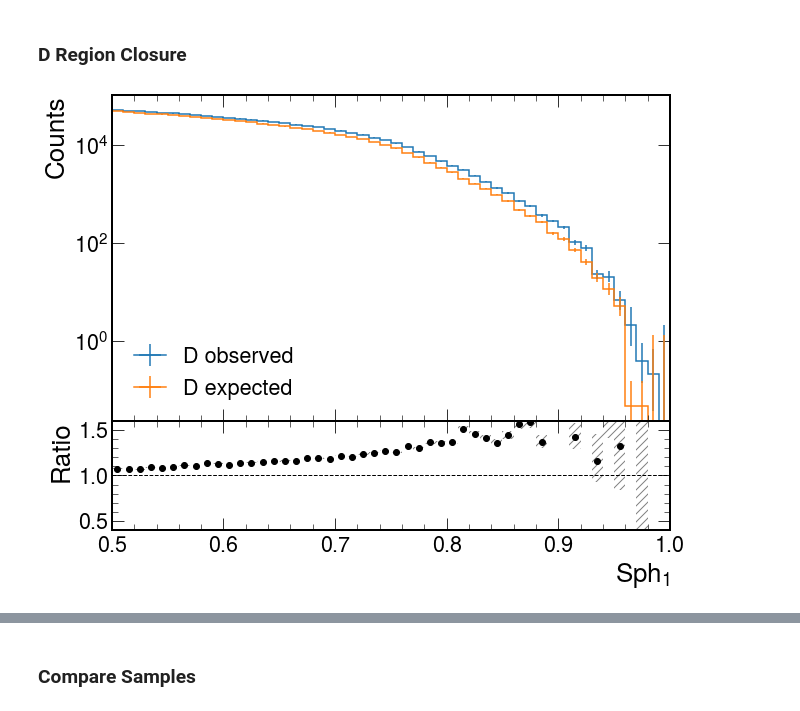
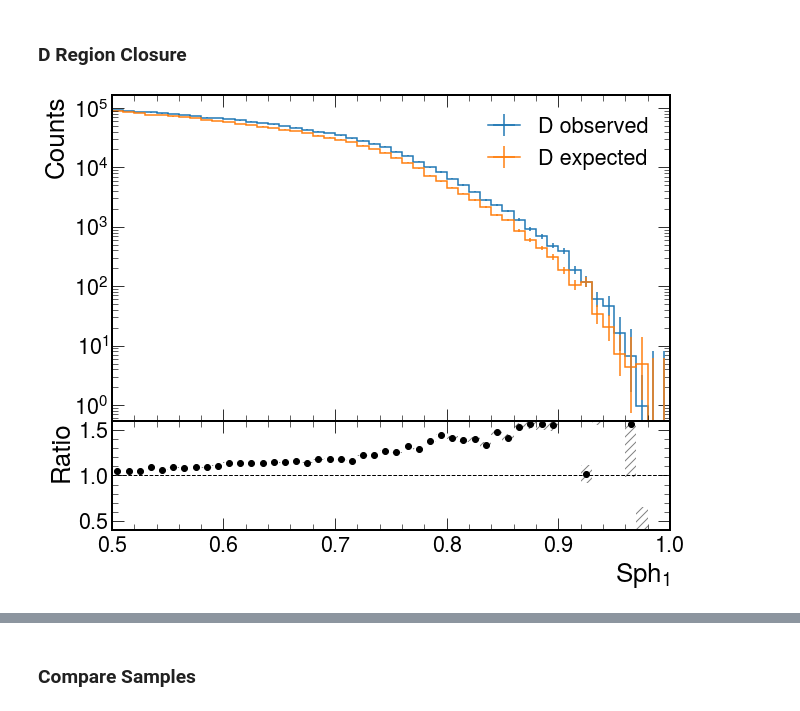
Before and after one commit to SUEPPhysics/SUEPCoffea_dask, a Jupyter notebook: plotting/plot.ipynb, the cells around one changed output, grey strips where cells are left out. Cells and saved outputs as stored; diff of their text form; code cells hidden in the pictures.

```diff
--- a/plotting/plot.ipynb
+++ b/plotting/plot.ipynb
@@ -25,8 +25,8 @@ matplotlib.rcParams['figure.facecolor'] = 'white'
 `infile_names`: _array of str_: full paths of .pkl files.<br>
 # %%
 # parameters
-input_label = 'S1_ntracks_ABCD'
-output_label = '/home/submit/lavezzo/public_html/SUEP/S1_ntracks_ABCD_2016/'
+input_label = 'raw'
+output_label = '/home/submit/lavezzo/public_html/SUEP/raw/'
 file_ext = '.png'
 
 # input .pkl files
@@ -45,7 +45,7 @@ infile_names_SUEP = [f for f in infile_all if ('SUEP-m' in f)]
 
 
 # assign your choice to infile_names
-infile_names = infile_names_2016 + infile_names_2016_apv + infile_names_SUEP
+infile_names = infile_names_2018 + infile_names_SUEP
 includers = [input_label+'.pkl']
 excluders = ['.root']
 infile_names = [f for f in infile_names if all([i in f for i in includers])]
@@ -502,25 +542,26 @@ Notation: `hist[v1:v2::sum]` sums along an axis from v1 to v2 (leave either blan
 # %%
 plot_label = '2D_SUEP_S1_ntracks_IRM'
 abcd = plots['QCD_HT'][plot_label]
-A = abcd[0.25j:0.5j,0:100j:sum]
-B = abcd[0.25j:0.5j,100j::sum]
-C = abcd[0.5j:1.0j, 0j:100j:sum]
-D = abcd[0.5j:1.0j,100j::sum]
+A = abcd[0.40j:0.5j,50j:100j:sum]
+B = abcd[0.40j:0.5j,100j:500j:sum]
+C = abcd[0.5j:1.0j, 50j:100j:sum]
+D = abcd[0.5j:1.0j,100j:500j:sum]
 D_exp = C * B.sum().value / A.sum().value
+F_exp = E * B.sum().value / A.sum().value
 # A = abcd[0.25j:0.5j:sum,0:100j:4j]
 # B = abcd[0.25j:0.5j:sum,100j::4j]
 # C = abcd[0.5j:1.0j:sum, 0j:100j:4j]
 # D = abcd[0.5j:1.0j:sum,100j::4j]
 # D_exp = B * C.sum().value / A.sum().value
 fig = plt.figure(figsize=(10, 8))
 main, sub = D.plot_ratio(D_exp,
                 rp_num_label='D observed',
                 rp_denom_label='D expected',
                 rp_uncert_draw_type="bar")
 fig.axes[0].set_yscale("log")
 fig.axes[0].set_xlim(0.5,1.0)
 fig.axes[1].set_xlabel("$Sph_1$")
 fig.axes[1].set_ylim(0.4,1.6)
 plt.savefig(output_label+"ABCD_"+plot_label+file_ext)
 # %% [output]
-[figure, old version]
+[figure, new version]
```
Also changed, not shown: parts of 9 cells of this notebook, 5 other files.
